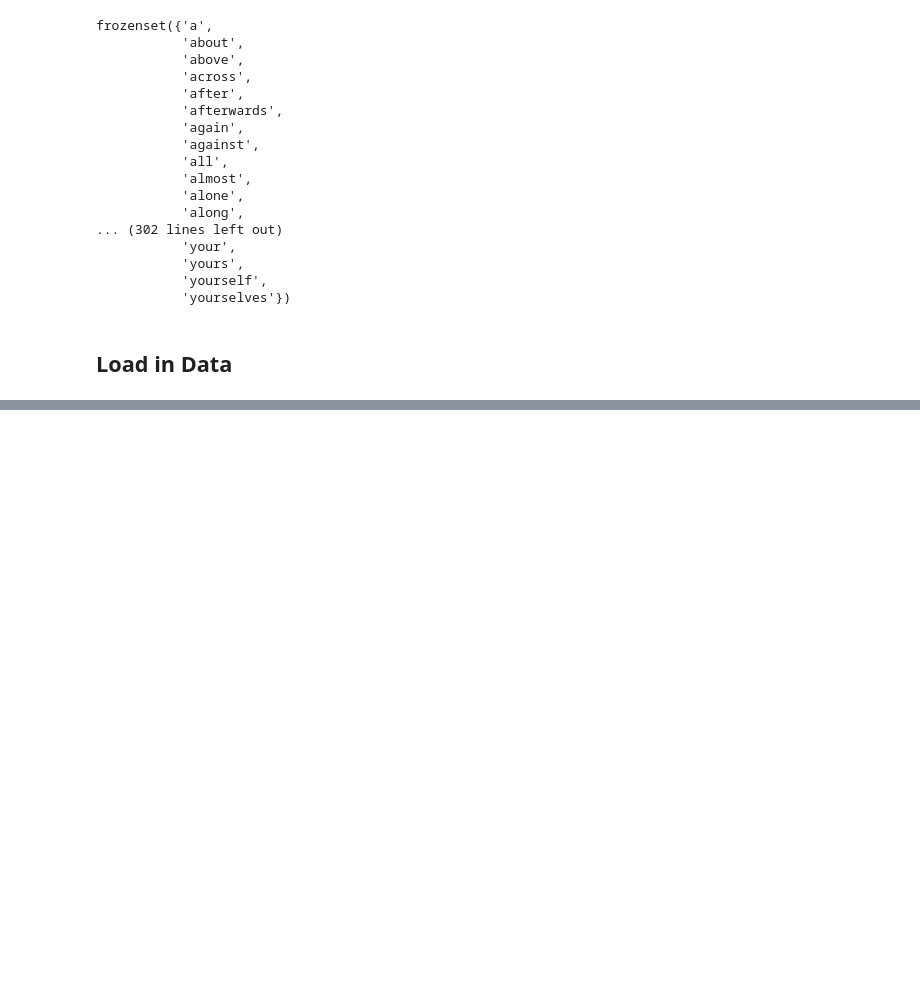
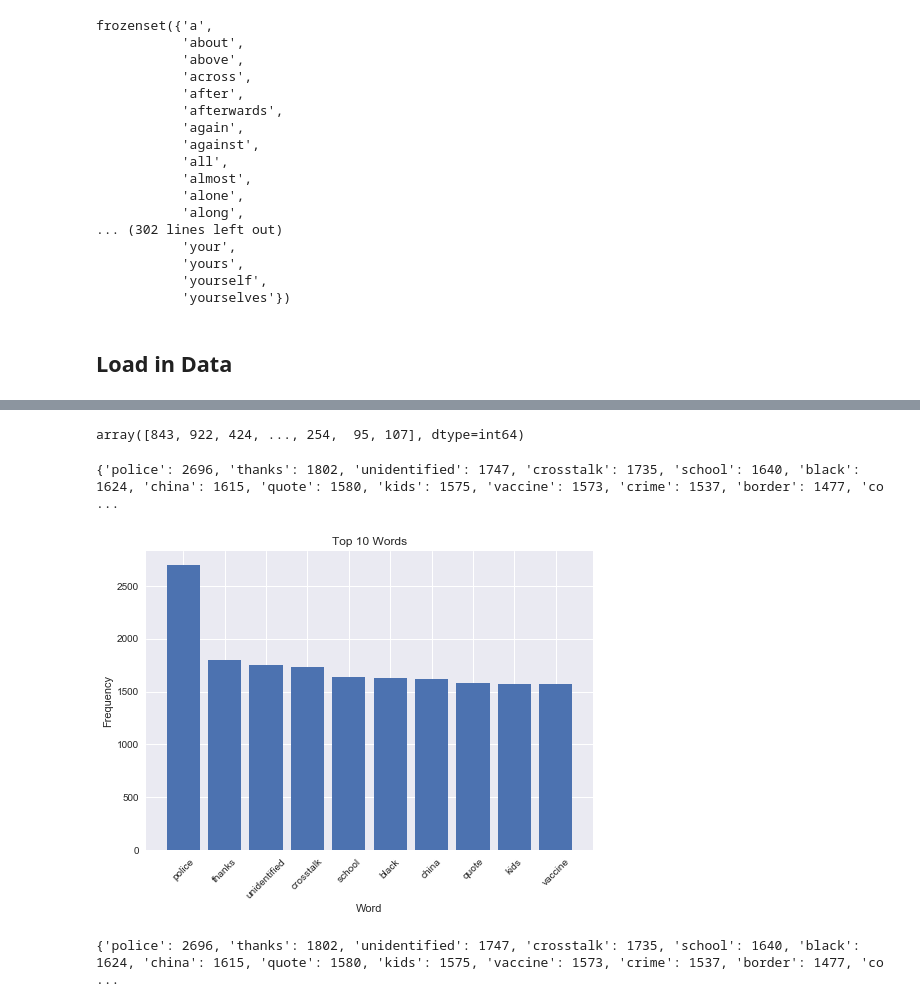
Before and after one commit to tobijegede/opinion-news-nlp, a Jupyter notebook: code/conservative_news_analysis.ipynb, the cells around one changed output, grey strips where cells are left out. Saved outputs shown, nothing was run; the diff lists cells and outputs as text; code cells hidden in the pictures; blank space fills up the shorter version.

Commit message:
Started conservative analysis

```diff
--- a/code/conservative_news_analysis.ipynb
+++ b/code/conservative_news_analysis.ipynb
@@ -52,0 +91,3 @@ print(len(raw_text))
+# %%
+array_of_words = vectorizer.get_feature_names()
+array_of_words
@@ -52,0 +112,44 @@ print(len(raw_text))
+# %%
+array_of_counts = X_transformed.toarray().sum(axis=0) #sum the number of occurences of a word across the entire conservative corpus
+array_of_counts
+# %% [output]
+array([843, 922, 424, ..., 254,  95, 107], dtype=int64)
+# %%
+word_frequency_dictionary = dict(zip(array_of_words,array_of_counts))
+# %%
+from operator import itemgetter
+
+#set the number of top words to see
+num_top_words = 10
+
+top_10_words = dict(sorted(word_frequency_dictionary.items(), key = itemgetter(1), reverse = True)[:num_top_words])
+
+print(top_10_words)
+# %% [output]
+{'police': 2696, 'thanks': 1802, 'unidentified': 1747, 'crosstalk': 1735, 'school': 1640, 'black': 1624, 'china': 1615, 'quote': 1580, 'kids': 1575, 'vaccine': 1573, 'crime': 1537, 'border': 1477, 'co ...
+# %%
+# china and vaccine are interesting top 10 words
+
+plt.style.use('seaborn')
+
+x = top_10_words.keys()
+y = top_10_words.values()
+plt.bar(x,y)
+plt.xlabel('Word')
+plt.xticks(rotation=45)
+plt.ylabel('Frequency')
+plt.title('Top 10 Words')
+
+plt.show()
+# %% [output]
+[figure, added]
+# %%
+# Also looked at top 20 words to see if there are more COVID-related terms
+
+num_top_words = 20
+
+top_20_words = dict(sorted(word_frequency_dictionary.items(), key = itemgetter(1), reverse = True)[:num_top_words])
+
+print(top_20_words)
+# %% [output]
+{'police': 2696, 'thanks': 1802, 'unidentified': 1747, 'crosstalk': 1735, 'school': 1640, 'black': 1624, 'china': 1615, 'quote': 1580, 'kids': 1575, 'vaccine': 1573, 'crime': 1537, 'border': 1477, 'co ...
```
Also changed, not shown: parts of 14 cells of this notebook.
